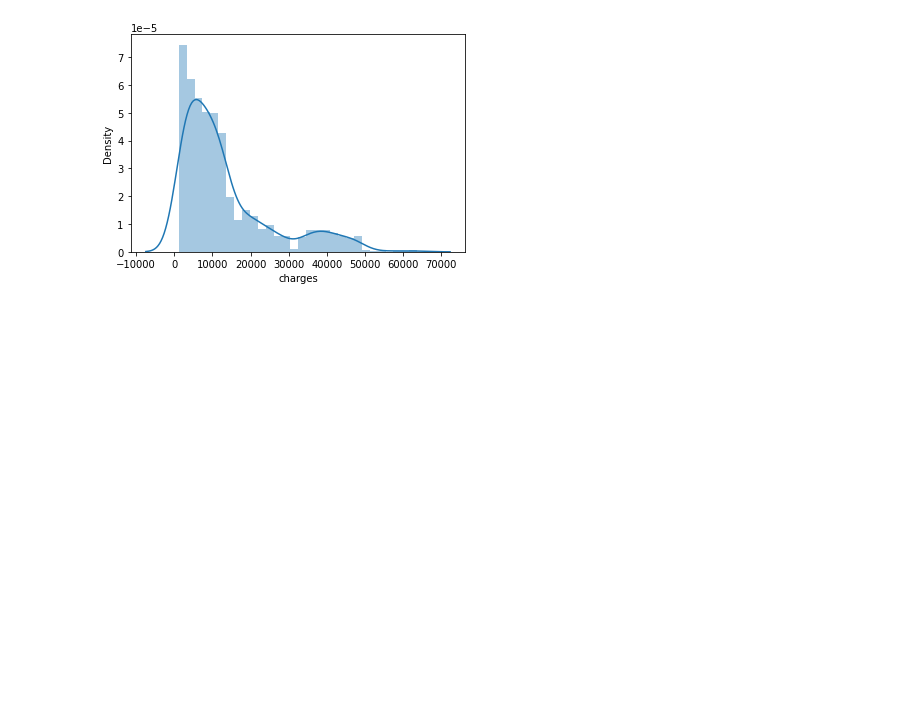
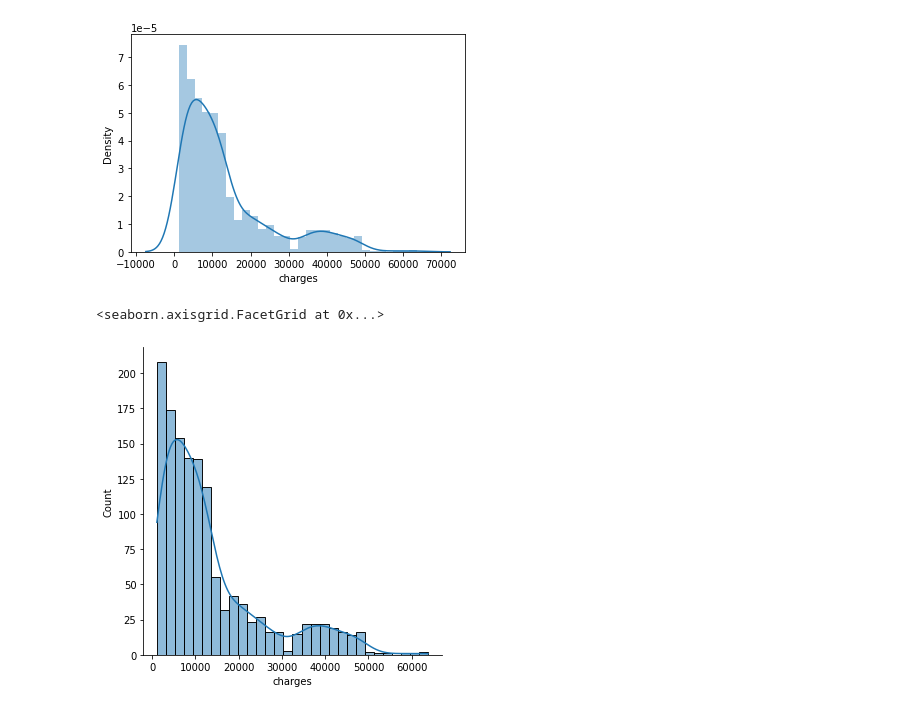
Before and after one commit to jumikao/USA_Medical_Insurance_Analysis_-Linear_Regression_project-, a Jupyter notebook: Untitled1.ipynb, the cells around one changed output. Drawn from its saved outputs; the diff is of its cells as text; code cells hidden in the pictures; blank space fills up the shorter version.

```diff
--- a/Untitled1.ipynb
+++ b/Untitled1.ipynb
@@ -295,3 +295,10 @@ sns.distplot(all_data.charges)
 # %% [output]
 <AxesSubplot:xlabel='charges', ylabel='Density'>
 [figure]
+# %%
+
+
+sns.displot(all_data.charges, kde=True)
+# %% [output]
+<seaborn.axisgrid.FacetGrid at 0x...>
+[figure, added]
```
Also changed, not shown: parts of 3 cells of this notebook, 1 other file.
